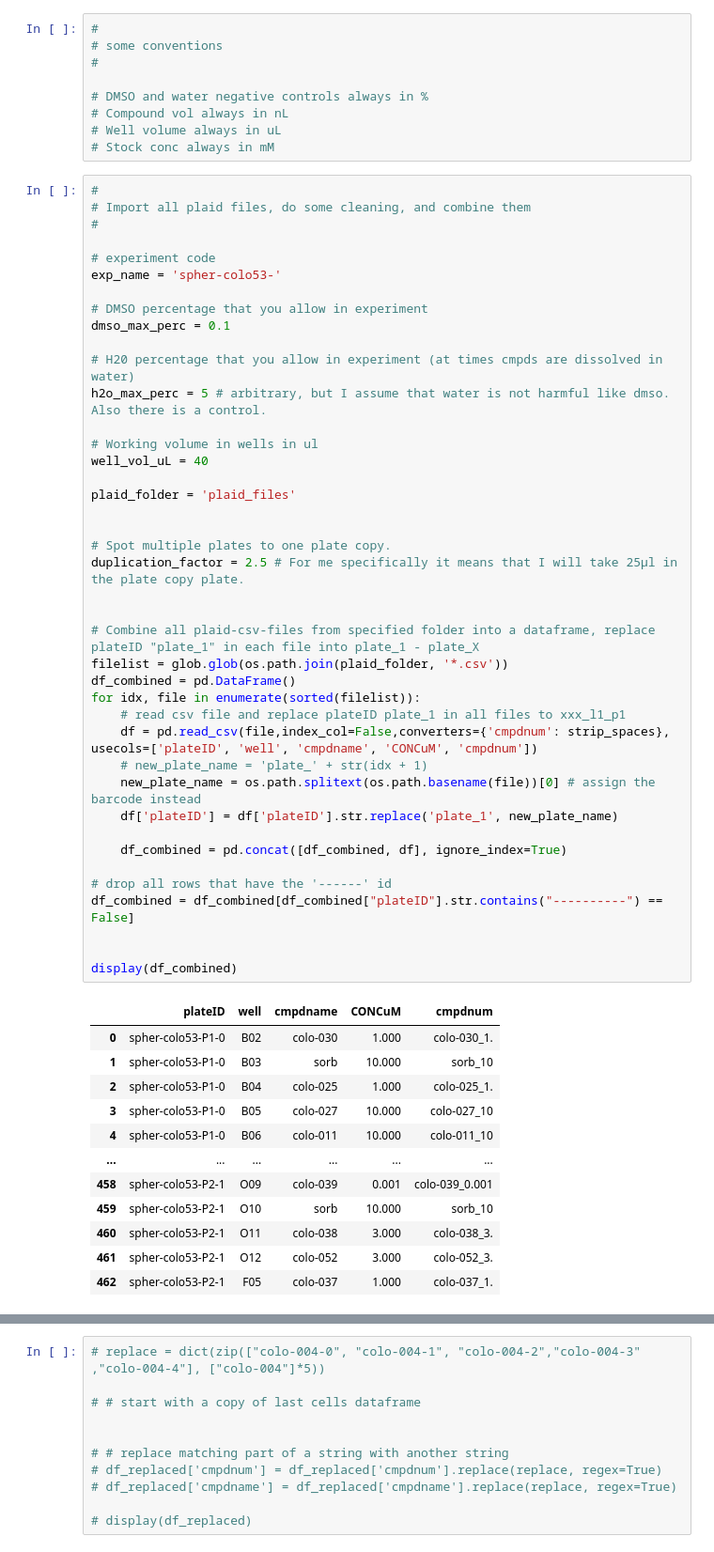
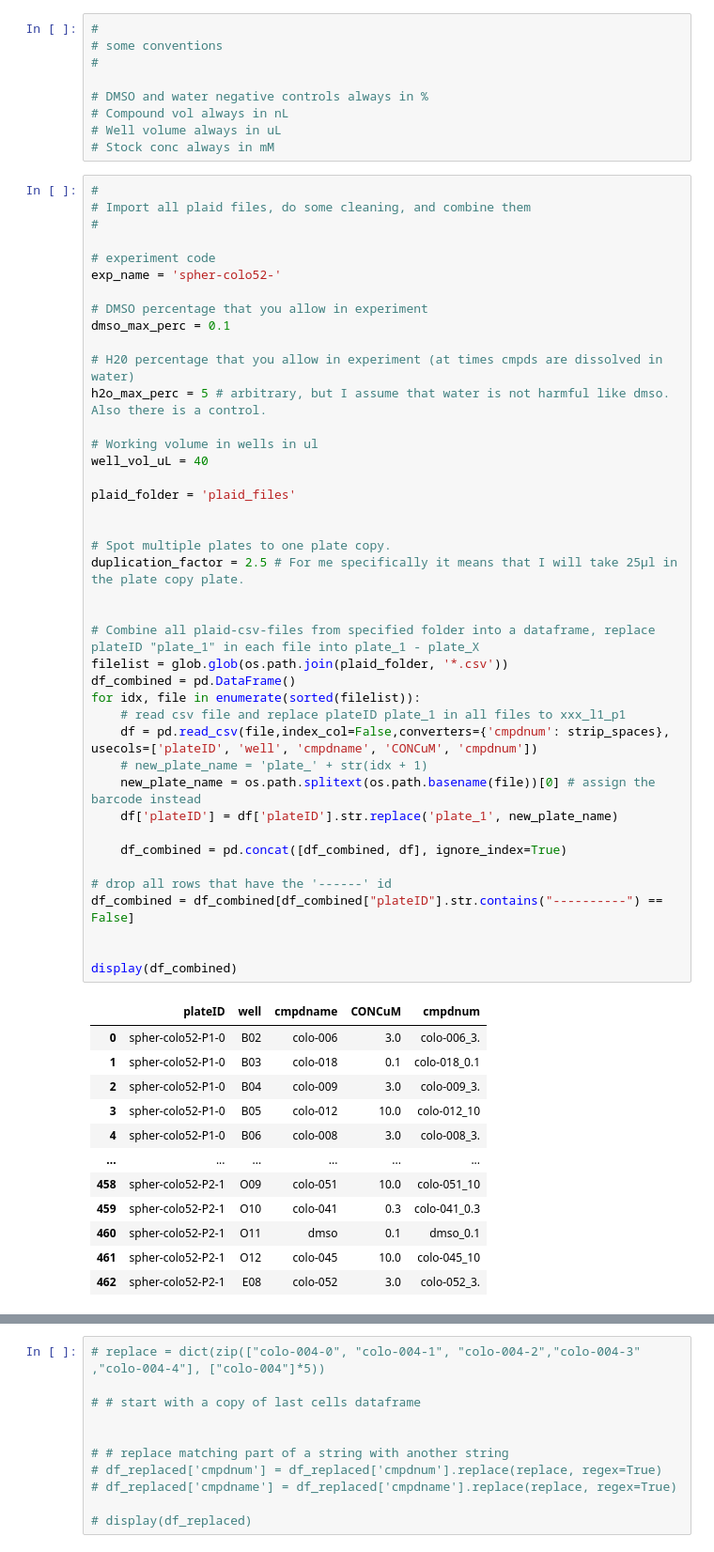
Before and after one commit to pharmbio/colopaint3D, a Jupyter notebook: colo52-input/combine_plaid.ipynb, the cells around one changed output, grey strips where cells are left out. Shown at 94% size. Drawn from its saved outputs; the diff is of its cells as text.

```diff
--- a/colo53-input/combine_plaid.ipynb
+++ b/colo52-input/combine_plaid.ipynb
@@ -101,7 +101,7 @@ save_liquids = "Ask" # Checkpoint for Liquid Library handling. Possible options
 #
 
 # experiment code
-exp_name = 'spher-colo53-'
+exp_name = 'spher-colo52-'
 
 # DMSO percentage that you allow in experiment
 dmso_max_perc = 0.1
@@ -111,44 +111,44 @@ h2o_max_perc = 5 # arbitrary, but I assume that water is not harmful like dmso.
 
 # Working volume in wells in ul
 well_vol_uL = 40
 
 plaid_folder = 'plaid_files'
 
 
 # Spot multiple plates to one plate copy.
 duplication_factor = 2.5 # For me specifically it means that I will take 25µl in the plate copy plate.
 
 
 # Combine all plaid-csv-files from specified folder into a dataframe, replace plateID "plate_1" in each file into plate_1 - plate_X
 filelist = glob.glob(os.path.join(plaid_folder, '*.csv'))
 df_combined = pd.DataFrame()
 for idx, file in enumerate(sorted(filelist)):
     # read csv file and replace plateID plate_1 in all files to xxx_l1_p1
     df = pd.read_csv(file,index_col=False,converters={'cmpdnum': strip_spaces}, usecols=['plateID', 'well', 'cmpdname', 'CONCuM', 'cmpdnum'])
     # new_plate_name = 'plate_' + str(idx + 1)
     new_plate_name = os.path.splitext(os.path.basename(file))[0] # assign the barcode instead
     df['plateID'] = df['plateID'].str.replace('plate_1', new_plate_name)
 
     df_combined = pd.concat([df_combined, df], ignore_index=True)
 
 # drop all rows that have the '------' id
 df_combined = df_combined[df_combined["plateID"].str.contains("----------") == False]
 
 
 display(df_combined)
 # %% [output]
 |  | plateID | well | cmpdname | CONCuM | cmpdnum |
-| 0 | spher-colo53-P1-0 | B02 | colo-030 | 1.000 | colo-030_1. |
-| 1 | spher-colo53-P1-0 | B03 | sorb | 10.000 | sorb_10 |
-| 2 | spher-colo53-P1-0 | B04 | colo-025 | 1.000 | colo-025_1. |
-| 3 | spher-colo53-P1-0 | B05 | colo-027 | 10.000 | colo-027_10 |
-| 4 | spher-colo53-P1-0 | B06 | colo-011 | 10.000 | colo-011_10 |
+| 0 | spher-colo52-P1-0 | B02 | colo-006 | 3.0 | colo-006_3. |
+| 1 | spher-colo52-P1-0 | B03 | colo-018 | 0.1 | colo-018_0.1 |
+| 2 | spher-colo52-P1-0 | B04 | colo-009 | 3.0 | colo-009_3. |
+| 3 | spher-colo52-P1-0 | B05 | colo-012 | 10.0 | colo-012_10 |
+| 4 | spher-colo52-P1-0 | B06 | colo-008 | 3.0 | colo-008_3. |
 | ... | ... | ... | ... | ... | ... |
-| 458 | spher-colo53-P2-1 | O09 | colo-039 | 0.001 | colo-039_0.001 |
-| 459 | spher-colo53-P2-1 | O10 | sorb | 10.000 | sorb_10 |
-| 460 | spher-colo53-P2-1 | O11 | colo-038 | 3.000 | colo-038_3. |
-| 461 | spher-colo53-P2-1 | O12 | colo-052 | 3.000 | colo-052_3. |
-| 462 | spher-colo53-P2-1 | F05 | colo-037 | 1.000 | colo-037_1. |
+| 458 | spher-colo52-P2-1 | O09 | colo-051 | 10.0 | colo-051_10 |
+| 459 | spher-colo52-P2-1 | O10 | colo-041 | 0.3 | colo-041_0.3 |
+| 460 | spher-colo52-P2-1 | O11 | dmso | 0.1 | dmso_0.1 |
+| 461 | spher-colo52-P2-1 | O12 | colo-045 | 10.0 | colo-045_10 |
+| 462 | spher-colo52-P2-1 | E08 | colo-052 | 3.0 | colo-052_3. |
 462 rows × 5 columns
 # %%
 #
```
Also changed, not shown: parts of 12 cells of this notebook.
